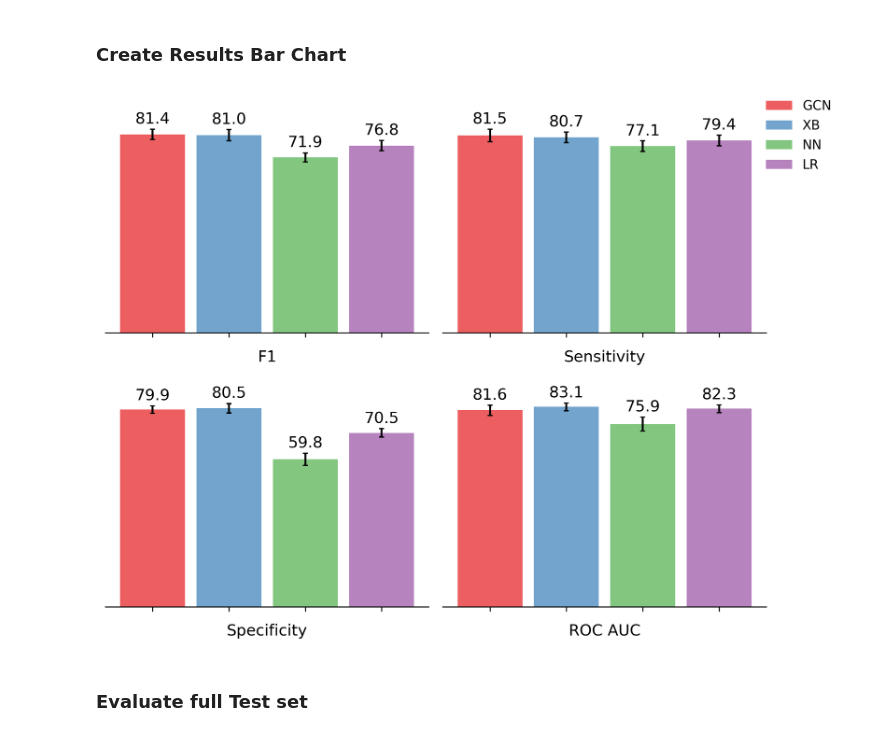
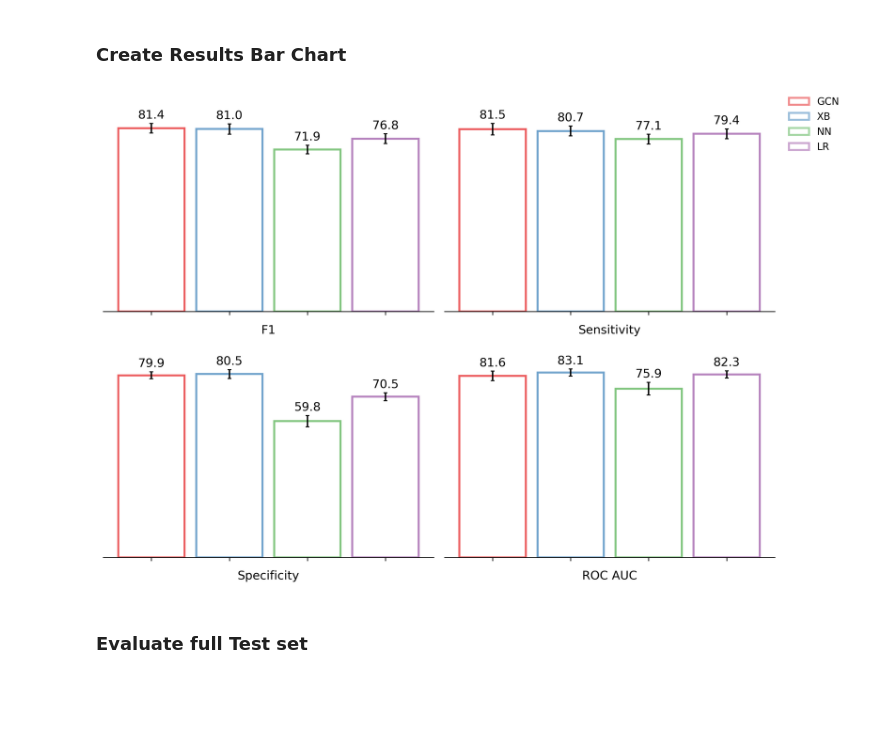
Before and after one commit to fowler-lab/tb-pnca-gnn, a Jupyter notebook: dd_pnca/bootstrapping.ipynb, the cells around one changed output. Saved outputs shown, nothing was run; the diff lists cells and outputs as text; code cells hidden in the pictures; blank space fills up the shorter version.

Commit message:
ew analysis + figures

```diff
--- a/dd_pnca/bootstrapping.ipynb
+++ b/dd_pnca/bootstrapping.ipynb
@@ -279,7 +280,7 @@ def compute_f1(tp, fp, fn):
     recall = tp / (tp + fn) if (tp + fn) else 0
     return 2 * precision * recall / (precision + recall) if (precision + recall) else 0
 # %%
-carter_results['f1_mean'] = carter_results.apply(lambda row: 100*compute_f1(row["TP"], row["FP"], row["FN"]), axis=1)
+model_results['f1_mean'] = model_results.apply(lambda row: 100*compute_f1(row["TP"], row["FP"], row["FN"]), axis=1)
 # %%
 def confidence_interval_width(data, confidence=0.95):
     arr = np.array(data)
@@ -409,4 +376,4 @@ gcn_results_row = ["GCN",
                     np.nan,
                    ]
 # %%
-carter_results.loc[len(carter_results)] = gcn_results_row
+model_results.loc[len(model_results)] = gcn_results_row
@@ -432,0 +468,24 @@ carter_results
+# %%
+models = ['LR', 'NN', 'XB', 'GCN']
+bsap_list = [f"test_{n}" for n in range(10)]
+metrics = ['f1_mean', 'sensitivity_mean', 'specificity_mean', 'roc_auc_mean']
+for ind, model in enumerate(models):
+    for model_2 in models[ind+1:]:
+        if model == model_2 or (model != 'GCN' and model_2 != 'GCN'):
+            continue
+        for metric in metrics:
+            t_stat, p_val = ttest_rel(
+                model_results.loc[(model_results['model'] == model) & (model_results['dataset'].isin(bsap_list)), metric],
+                model_results.loc[(model_results['model'] == model_2) & (model_results['dataset'].isin(bsap_list)), metric]
+            )
+            if p_val <= 0.05:
+                print(f"{model} vs {model_2} {metric}: t-statistic = {t_stat:.3f}, p-value = {p_val}")
+                if p_val <= 0.001:
+                    stars = '***'
+                elif p_val <= 0.01:
+                    stars = '**'
+                elif p_val <= 0.05:
+                    stars = '*'
+                else:
+                    stars = ''
+                print(f"Significance: {stars}")
@@ -443,8 +517,8 @@ colours = ['#e41a1c',
            ]
 
 
-# Use the last 4 rows of carter_results for the metrics
-model_metrics = carter_results.tail(4).iloc[::-1]
+# Use the last 4 rows of model_results for the metrics
+model_metrics = model_results[model_results['dataset'] == 'bootstrapped'][::-1]
 models = model_metrics['model'].values
 
 metrics = {
@@ -466,44 +540,45 @@ metrics = {
     ),
 }
 # %%
-fig, axs = plt.subplots(2, 2, figsize=(8,6))
+fig, axs = plt.subplots(2, 2, figsize=(10.5,7))
 # fig, axs = plt.subplots(1, 4, figsize=(10,3))
 
 for i, (metric, (vals, errs)) in enumerate(metrics.items()):
     ax = axs[i // 2, i % 2]
     x = np.arange(len(models))
 
     bars = ax.bar(x, vals, yerr=errs, capsize=2, width=0.85,
-                  color=colours, edgecolor='gray',
-                  linewidth=0,
+                  color='white', edgecolor=colours,
+                  linewidth=2,
                   alpha=0.7
                   )
 
     # metric values labelled above bars
     for bar, value, error in zip(bars, vals, errs):
         ax.text(bar.get_x() + bar.get_width() / 2, value + error + 1, f'{value:.1f}',
                 ha='center', va='bottom',
-                fontsize=12)
+                fontsize=12,
+                # color='black'
+                )
 
     # metric label below x axis, x ticks but no labels
     ax.set_xlabel(metric, labelpad=6)
     ax.set_xticks(np.arange(len(models)))
     ax.set_xticklabels([])
 
     ax.set_ylim(0, max(vals + errs) + 10)
     ax.spines[['top', 'right', 'left']].set_visible(False)
     ax.tick_params(left=False, labelleft=False)
 
-
 # legend
-legend_elements = [Patch(facecolor=colours[i], alpha=0.7, edgecolor='gray', linewidth=0, label=models[i]) for i in range(len(models))]
+legend_elements = [Patch(facecolor="white", alpha=0.5, edgecolor=colours[i], linewidth=2, label=models[i]) for i in range(len(models))]
 fig.legend(handles=legend_elements, loc='upper right',
            frameon=False)
 
 plt.tight_layout(rect=[0, 0, 0.92, 1])  # space for legend on right
 plt.show()
 # %% [output]
-[figure, old version]
+[figure, new version]
 # %% [markdown]
 ### Evaluate full Test set
 # %%
```
Also changed, not shown: parts of 20 cells of this notebook, 9 other files.
